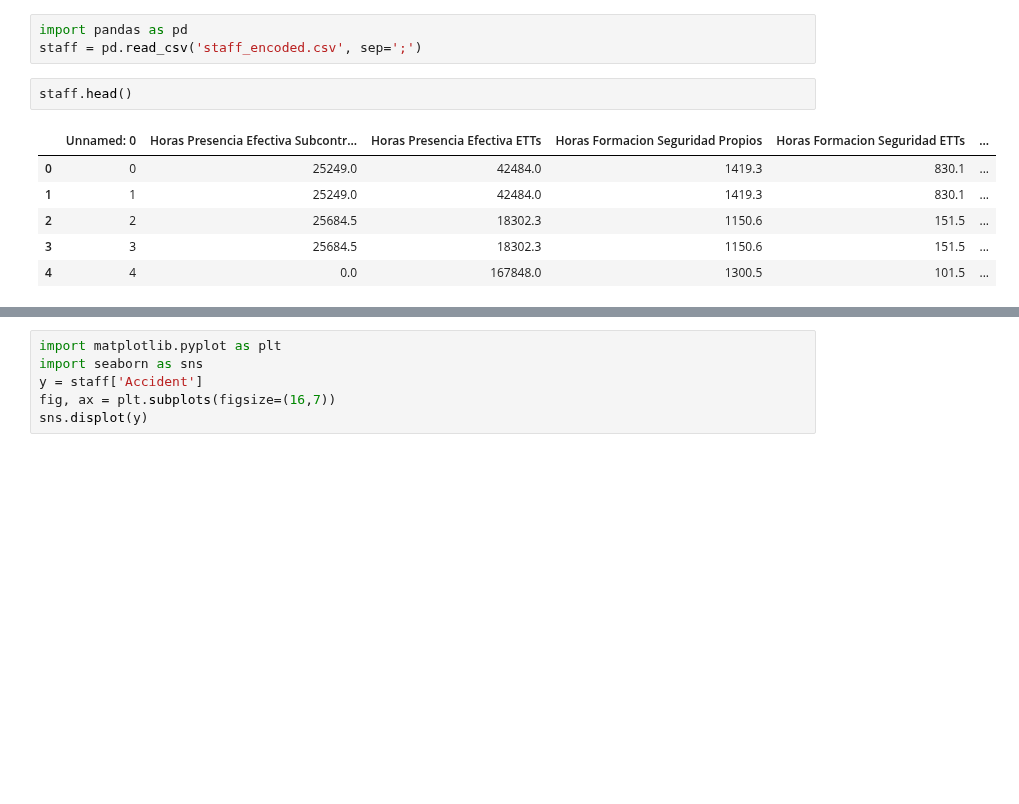
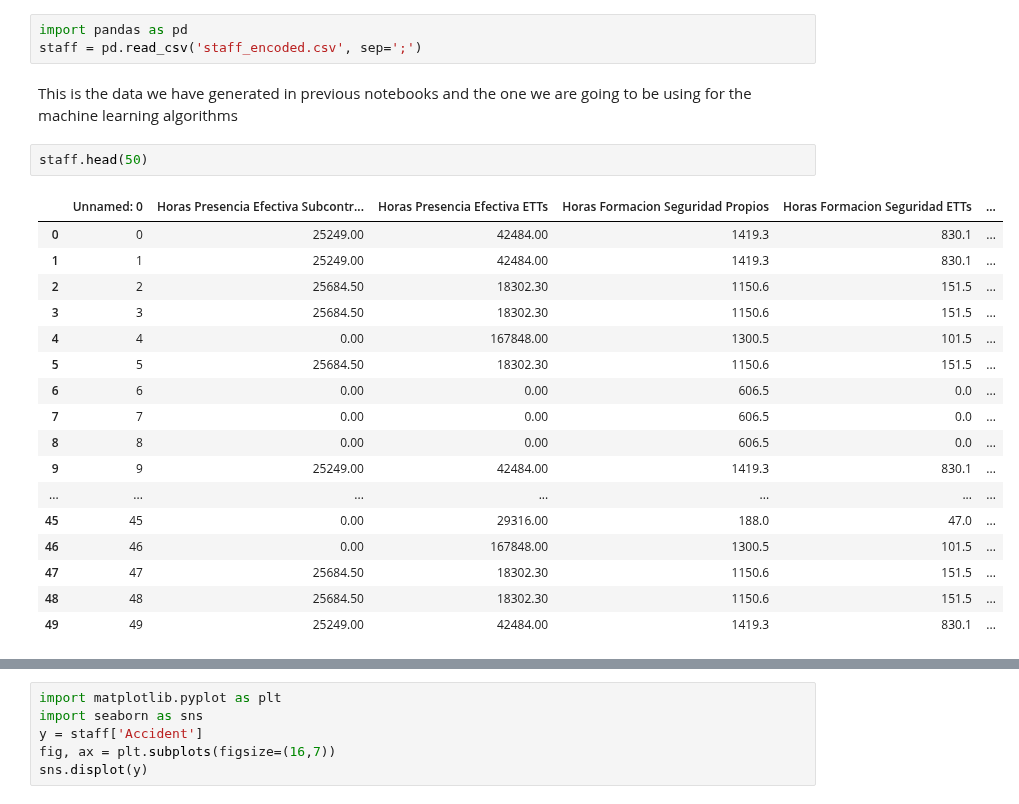
Before and after one commit to sarasabino/Accident_Rate_Project, a Jupyter notebook: Src/Notebooks/Model_selection.ipynb, the cells around one changed output, grey strips where cells are left out. Cells and saved outputs as stored; diff of their text form; blank space fills up the shorter version.

```diff
--- a/Src/Notebooks/Model_selection.ipynb
+++ b/Src/Notebooks/Model_selection.ipynb
@@ -5,12 +5,25 @@
 # %%
 import pandas as pd
 staff = pd.read_csv('staff_encoded.csv', sep=';')
+# %% [markdown]
+This is the data we have generated in previous notebooks and the one we are going to be using for the machine learning algorithms
 # %%
-staff.head()
+staff.head(50)
 # %% [output]
 |  | Unnamed: 0 | Horas Presencia Efectiva Subcontr... | Horas Presencia Efectiva ETTs | Horas Formacion Seguridad Propios | Horas Formacion Seguridad ETTs | ... |
-| 0 | 0 | 25249.0 | 42484.0 | 1419.3 | 830.1 | ... |
-| 1 | 1 | 25249.0 | 42484.0 | 1419.3 | 830.1 | ... |
-| 2 | 2 | 25684.5 | 18302.3 | 1150.6 | 151.5 | ... |
-| 3 | 3 | 25684.5 | 18302.3 | 1150.6 | 151.5 | ... |
-| 4 | 4 | 0.0 | 167848.0 | 1300.5 | 101.5 | ... |
+| 0 | 0 | 25249.00 | 42484.00 | 1419.3 | 830.1 | ... |
+| 1 | 1 | 25249.00 | 42484.00 | 1419.3 | 830.1 | ... |
+| 2 | 2 | 25684.50 | 18302.30 | 1150.6 | 151.5 | ... |
+| 3 | 3 | 25684.50 | 18302.30 | 1150.6 | 151.5 | ... |
+| 4 | 4 | 0.00 | 167848.00 | 1300.5 | 101.5 | ... |
+| 5 | 5 | 25684.50 | 18302.30 | 1150.6 | 151.5 | ... |
+| 6 | 6 | 0.00 | 0.00 | 606.5 | 0.0 | ... |
+| 7 | 7 | 0.00 | 0.00 | 606.5 | 0.0 | ... |
+| 8 | 8 | 0.00 | 0.00 | 606.5 | 0.0 | ... |
+| 9 | 9 | 25249.00 | 42484.00 | 1419.3 | 830.1 | ... |
+| ... | ... | ... | ... | ... | ... | ... |
+| 45 | 45 | 0.00 | 29316.00 | 188.0 | 47.0 | ... |
+| 46 | 46 | 0.00 | 167848.00 | 1300.5 | 101.5 | ... |
+| 47 | 47 | 25684.50 | 18302.30 | 1150.6 | 151.5 | ... |
+| 48 | 48 | 25684.50 | 18302.30 | 1150.6 | 151.5 | ... |
+| 49 | 49 | 25249.00 | 42484.00 | 1419.3 | 830.1 | ... |
```
Also changed, not shown: parts of 48 cells of this notebook.
